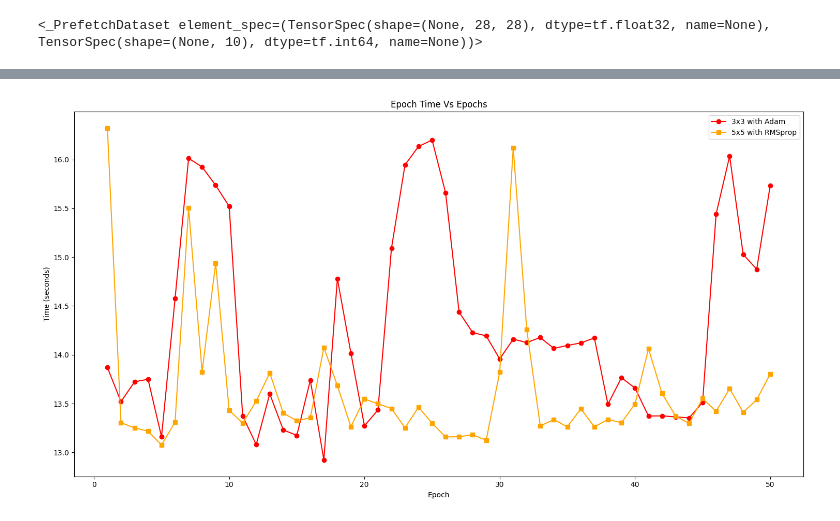
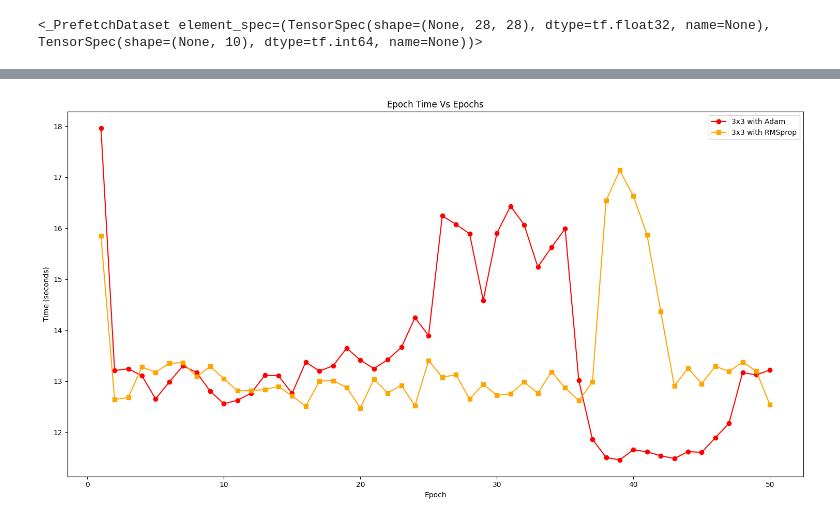
Before and after one commit to pungaliadarshil/23UADS4111-Darshil_Pungalia-NNLAB-2025, a Jupyter notebook: Exp-5.ipynb, the cells around one changed output, grey strips where cells are left out. Cells and saved outputs as stored; diff of their text form; code cells hidden in the pictures.

```diff
--- a/Exp-5.ipynb
+++ b/Exp-5.ipynb
@@ -189,0 +198,10 @@ Epoch 50/50
+# %%
+time3x3Rms = TimeHistory()
+callback3x3Rms = [tf.keras.callbacks.ReduceLROnPlateau(monitor='val_loss', factor=0.25, patience=3, verbose=1), time3x3Rms]
+
+history3x3Rms = model3x3.fit(Xtrain.repeat(),
+                        validation_data=XVal.repeat(),
+                        epochs=50,
+                        steps_per_epoch=469,
+                        validation_steps=50,
+                        callbacks=callback3x3Rms)
@@ -190,17 +254,17 @@ Epoch 50/50
 # %%
 # Time Comparision
 epochs = range(1, len(time3x3.epoch_times) + 1)
 
 plt.figure(figsize=(15, 8))
 
 plt.plot(epochs, time3x3.epoch_times, marker='o', linestyle='-', color='r')
-plt.plot(epochs, time5x5.epoch_times, marker='s', linestyle='-', color='#FFA500')
+plt.plot(epochs, time3x3Rms.epoch_times, marker='s', linestyle='-', color='#FFA500')
 plt.xlabel("Epoch")
 plt.ylabel("Time (seconds)")
-plt.legend(["3x3 with Adam", "5x5 with RMSprop"])
+plt.legend(["3x3 with Adam", "3x3 with RMSprop"])
 plt.title("Epoch Time Vs Epochs")
 
 plt.tight_layout()
 plt.show()
 # %% [output]
-[figure, old version]
+[figure, new version]
```
Also changed, not shown: parts of 15 cells of this notebook, 1 other file.
